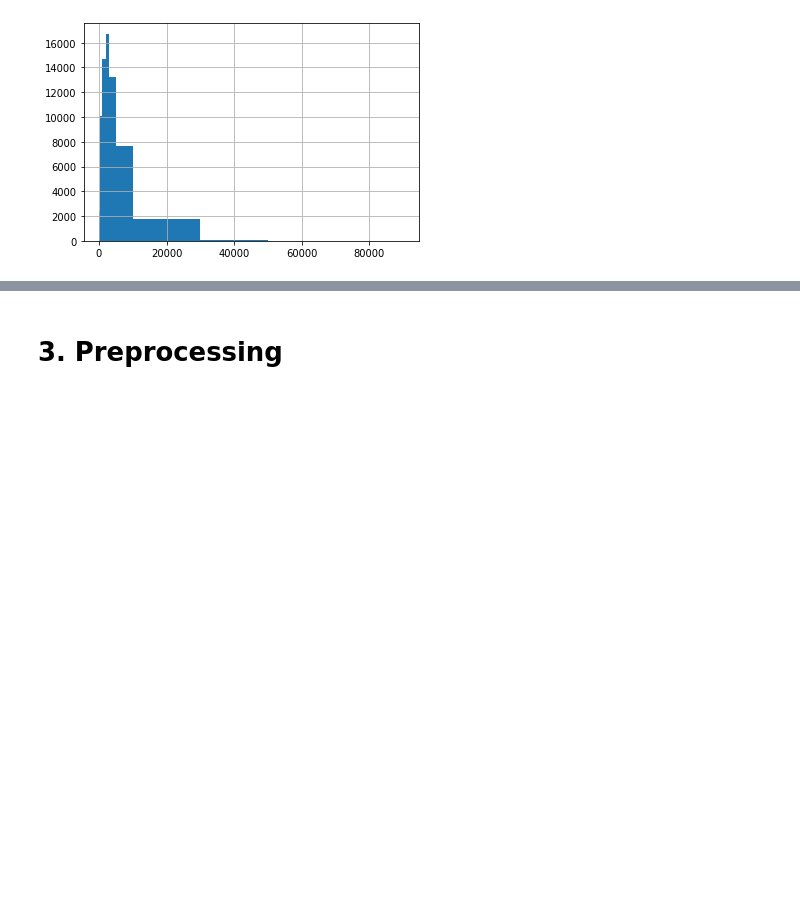
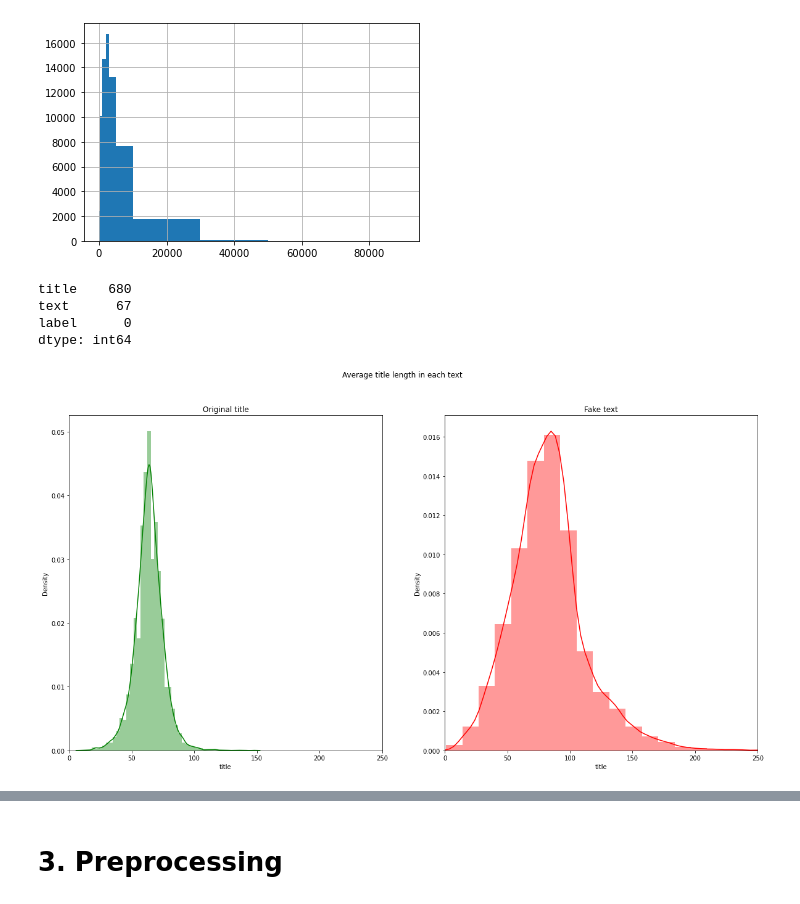
Before and after one commit to matkubita/Fake_News_Detection_Classification, a Jupyter notebook: Project_ml_fake_news_detection.ipynb, the cells around one changed output, grey strips where cells are left out. Saved outputs shown, nothing was run; the diff lists cells and outputs as text; code cells hidden in the pictures; blank space fills up the shorter version.

```diff
--- a/Project_ml_fake_news_detection.ipynb
+++ b/Project_ml_fake_news_detection.ipynb
@@ -59,3 +68,29 @@ df['text'].str.len().hist(bins=[0,50,200,300,1000,2000,3000,5000,10000,30000,500
 plt.show()
 # %% [output]
 [figure]
+# %%
+df.isna().sum() #te co nie maja tekstu - usunmy najlepiej, a tytulu doklejmy do textu
+# %% [output]
+title    680
+text      67
+label      0
+dtype: int64
+# %%
+#average title length in each text
+fig,(ax1,ax2)=plt.subplots(1,2,figsize=(20,10))
+
+len_word_true=df[df['label']=='true']['title'].str.len()
+sns.distplot(len_word_true.map(lambda x: np.mean(x)),ax=ax1,color='green')
+ax1.set_xlim([0,250])
+ax1.set_title('Original title')
+
+len_word_false=df[df['label']=='fake']['title'].str.len()
+sns.distplot(len_word_false.map(lambda x: np.mean(x)),ax=ax2,color='red')
+ax2.set_xlim([0,250])
+ax2.set_title('Fake text')
+
+fig.suptitle('Average title length in each text')
+
+plt.show()
+# %% [output]
+[figure, added]
```
Also changed, not shown: parts of 16 cells of this notebook.
